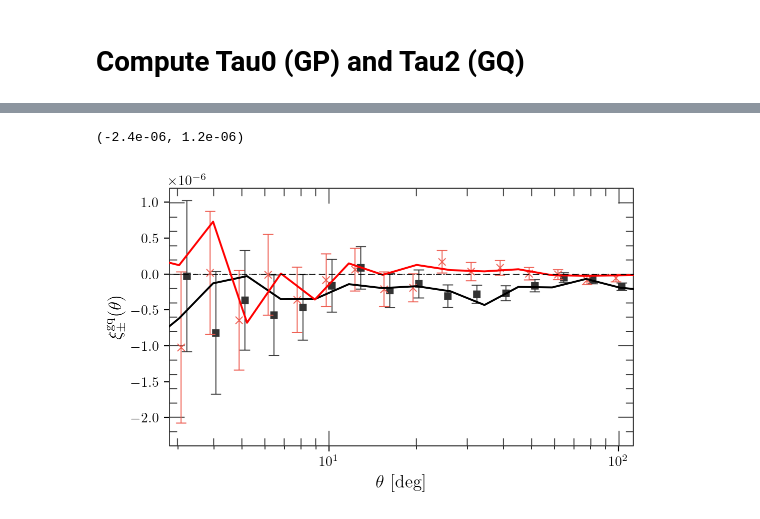
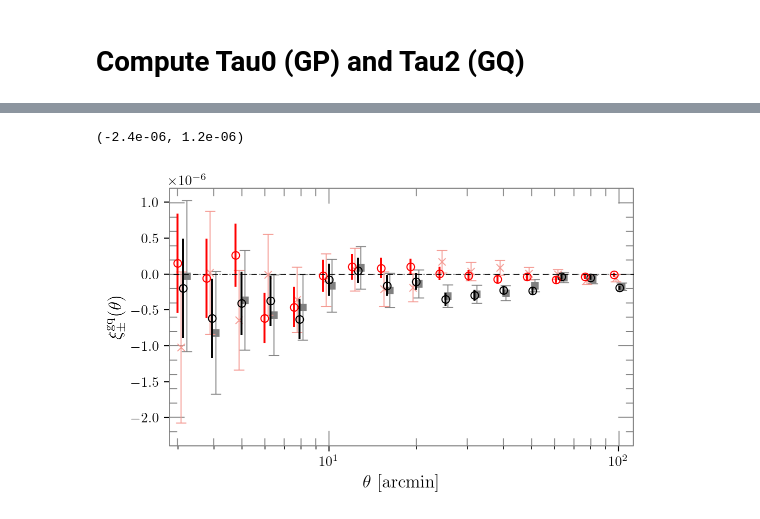
Before and after one commit to LSSTDESC/nulltests_txpipe, a Jupyter notebook: hscy1/TauStatsPaperComparison_yo.ipynb, the cells around one changed output, grey strips where cells are left out. Saved outputs shown, nothing was run; the diff lists cells and outputs as text; code cells hidden in the pictures.

```diff
--- a/hscy1/TauStatsPaperComparison_yo.ipynb
+++ b/hscy1/TauStatsPaperComparison_yo.ipynb
@@ -420,34 +435,36 @@ plt.ylim(-0.5e-5,2.5e-5)
 # %%
 %matplotlib inline
 import matplotlib.ticker as ticker
 
-fig = plt.figure(figsize=(6,4.5),dpi=100)
+fig = plt.figure(figsize=(6,4.5),dpi=100,facecolor='w')
 img = plt.imread("/global/cfs/cdirs/lsst/groups/WL/users/yomori/scratch/HSC/hamana_gq.png")
 
 #set first axes
 ax = fig.add_subplot(1,1,1)
-ax.imshow(img,  aspect='equal',alpha=0.8)
+ax.imshow(img,  aspect='equal',alpha=0.5)
 plt.axis('off')
 
 #create second axes
 newax = fig.add_axes(ax.get_position(), frameon=False)
 newax.set_xlim(2.8,113)
 newax.set_ylim(-2.4e-6,1.2e-6)
-newax.set_xlabel(r'$\theta\ [{\rm deg}]$',size=13)
+newax.set_xlabel(r'$\theta\ [{\rm arcmin}]$',size=13)
 newax.set_ylabel(r'$\xi_{\pm}^{\rm gq}(\theta) $',size=13)
 newax.set_xscale('log')
 #newax.set_yscale('symlog',linthresh=1e-6)
 #Change formatting of xticks
 newax.xaxis.set_minor_formatter(ticker.FormatStrFormatter('%.1f'))
 plt.gca().minorticks_off()
 
 
-plt.plot(ret['GQ']['tht'],ret['GQ']['xip'],color='k',lw=1.4)
-plt.plot(ret['GQ']['tht'],ret['GQ']['xim'],color='r',lw=1.4)
+#plt.plot(ret['GQ']['tht'],ret['GQ']['xip'],color='k',lw=1.4)
+#plt.plot(ret['GQ']['tht'],ret['GQ']['xim'],color='r',lw=1.4)
+plt.errorbar(10**(np.log10(ret['GQ']['tht'])+0.01),ret['GQ']['xip'],yerr=np.diag(ret['GQ']['cov'][:16,:16])**0.5,color='k',lw=1.4,marker='o',ls='None',ms=5.5,mfc='None',mew=0.8)
+plt.errorbar(10**(np.log10(ret['GQ']['tht'])-0.01),ret['GQ']['xim'],yerr=np.diag(ret['GQ']['cov'][16:,16:])**0.5,color='r',lw=1.4,marker='o',ls='None',ms=5.5,mfc='None',mew=0.8)
 
 
 plt.semilogx(np.arange(201),np.zeros(201),'k--',dashes=(8,6),lw=0.5)
 plt.ylim(-2.4e-6,1.2e-6)
 # %% [output]
 (-2.4e-06, 1.2e-06)
-[figure, old version]
+[figure, new version]
```
Also changed, not shown: parts of 6 cells of this notebook.
